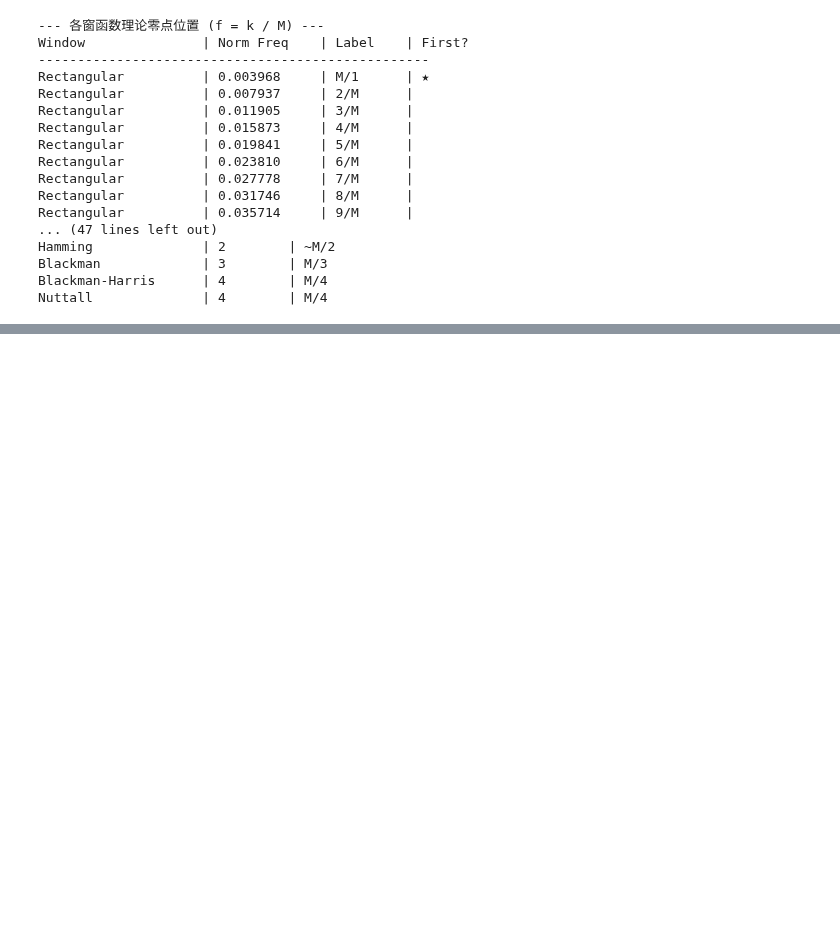
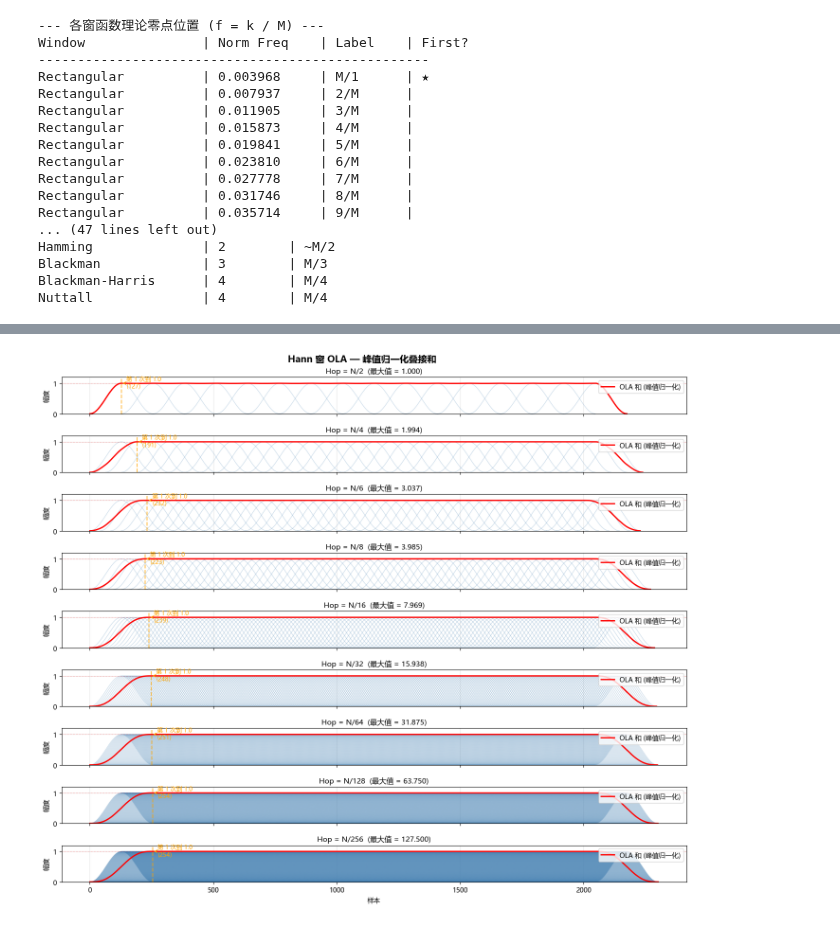
Before and after one commit to a5632645/qwqdsp, a Jupyter notebook: notebooks/ola.ipynb, the cells around one changed output, grey strips where cells are left out. Cells and saved outputs as stored; diff of their text form; code cells hidden in the pictures; blank space fills up the shorter version.

```diff
--- a/notebooks/ola.ipynb
+++ b/notebooks/ola.ipynb
@@ -618,0 +623,69 @@ Nuttall              | 4        | M/4
+# %%
+import numpy as np
+import matplotlib.pyplot as plt
+
+plt.rcParams['font.sans-serif'] = ['Microsoft YaHei', 'SimHei', 'DengXian']
+plt.rcParams['axes.unicode_minus'] = False
+
+M = 256        # 窗长
+R_values = [2, 4, 6, 8, 16, 32, 64, 128, 256]
+hop_labels = [f'N/{r}' for r in R_values]
+
+win = np.hanning(M)
+
+fig, axes = plt.subplots(len(R_values), 1, figsize=(14, 12), sharex=True)
+
+for idx, (R, label) in enumerate(zip(R_values, hop_labels)):
+    ax = axes[idx]
+    hop = M // R
+    num_windows = R * 8
+    total_len = hop * (num_windows - 1) + M
+    ola_sum = np.zeros(total_len)
+
+    for w in range(num_windows):
+        pos = w * hop
+        ola_sum[pos:pos + M] += win
+        ax.plot(np.arange(pos, pos + M), win, color='steelblue', alpha=0.3, linewidth=0.8)
+
+    # 归一化到最大值 = 1.0
+    ola_norm = ola_sum / ola_sum.max()
+
+    # 找第一次达到 1.0 的位置
+    first_one = np.argmax(ola_norm >= 1.0)
+
+    ax.plot(ola_norm, color='red', linewidth=2, label='OLA 和 (峰值归一化)')
+    ax.axhline(y=1.0, color='red', ls=':', lw=0.8, alpha=0.5)
+    ax.axvline(x=first_one, color='orange', ls='--', lw=1.5, alpha=0.7)
+    ax.annotate(f'第 1 次到 1.0\n({first_one})', xy=(first_one, 1.0),
+                xytext=(first_one + 20, 0.85), fontsize=9, color='orange',
+                arrowprops=dict(arrowstyle='->', color='orange', lw=1.2))
+    ax.set_title(f'Hop = {label}  (最大值 = {ola_sum.max():.3f})', fontsize=11)
+    ax.set_ylabel('幅度')
+    ax.set_ylim(0, 1.2)
+    ax.grid(True, alpha=0.3)
+    ax.legend(loc='upper right')
+
+axes[-1].set_xlabel('样本')
+fig.suptitle('Hann 窗 OLA — 峰值归一化叠接和', fontsize=14, fontweight='bold')
+plt.tight_layout()
+plt.show()
+
+print('--- 峰值归一化 OLA 和特性 ---')
+print(f'{"Hop":>8s}  {"首次到 1.0":>10s}  {"最大值":>8s}  {"最小值":>8s}  {"比值(最大/最小)":>14s}')
+print('-' * 54)
+for R, label in zip(R_values, hop_labels):
+    hop = M // R
+    nw = R * 8
+    total_len = hop * (nw - 1) + M
+    ola = np.zeros(total_len)
+    for w in range(nw):
+        ola[w*hop:w*hop + M] += win
+    ola_norm = ola / ola.max()
+    first_one = np.argmax(ola_norm >= 1.0)
+    steady = ola[hop:total_len - M]
+    mx = steady.max()
+    mn = steady.min()
+    ratio = mx / mn if mn > 0 else float('inf')
+    print(f'{label:>8s}  {first_one:>10d}  {mx:>8.3f}  {mn:>8.3f}  {ratio:>14.2f}')
+# %% [output]
+[figure, added]
```
Also changed, not shown: parts of 2 cells of this notebook, 5 other files.
